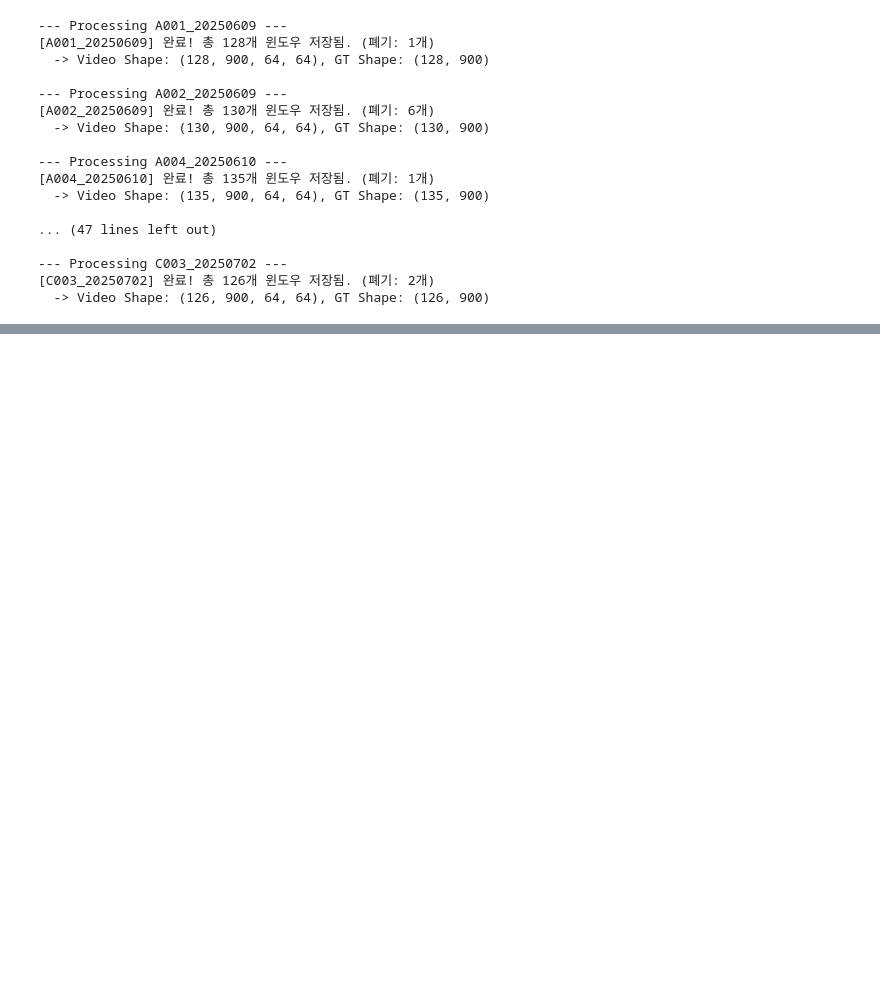
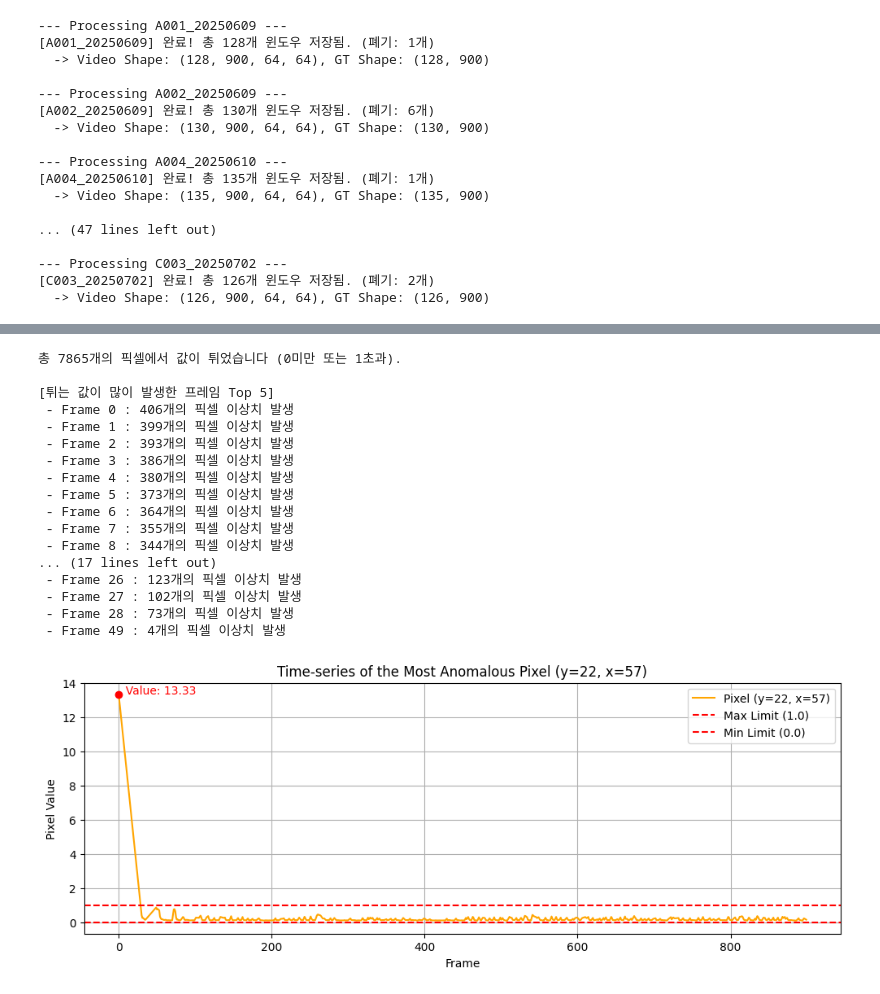
Before and after one commit to kkm2001-design/rppg, a Jupyter notebook: data/codes/deeplearning/make_data_for_dl.ipynb, the cells around one changed output, grey strips where cells are left out. Drawn from its saved outputs; the diff is of its cells as text; code cells hidden in the pictures; blank space fills up the shorter version.

```diff
--- a/data/codes/deeplearning/make_data_for_dl.ipynb
+++ b/data/codes/deeplearning/make_data_for_dl.ipynb
@@ -188,0 +280,7 @@ with h5py.File(h5_video_path22, 'r') as f_v:
+# %%
+# interpolation이후 값체크
+for i in range(len(valid_vid_list)) :
+    print(f"{'='*50}  window : {i} {'='*50}" )
+    print(f"  - Min: {np.min(valid_vid_list[i]):.4f} | Max: {np.max(valid_vid_list[i]):.4f}")
+    print(f"  - Mean: {np.mean(valid_vid_list[i]):.4f} | Std: {np.std(valid_vid_list[i]):.4f}")
+    print('='*100)
@@ -188,0 +320,72 @@ with h5py.File(h5_video_path22, 'r') as f_v:
+# %%
+# ==========================================
+# 2. 튀는 값(0 미만 또는 1 초과)의 위치 찾기
+# ==========================================
+# 0.0 보다 작거나 1.0 보다 큰 픽셀의 마스크 생성
+abnormal_mask = (rr < 0.0) | (rr > 1.0)
+anomalous_indices = np.where(abnormal_mask)
+
+frames = anomalous_indices[0] # 프레임 인덱스 (0~899)
+ys = anomalous_indices[1]     # y 좌표 (0~63)
+xs = anomalous_indices[2]     # x 좌표 (0~63)
+
+total_abnormal_pixels = np.sum(abnormal_mask)
+print(f"총 {total_abnormal_pixels}개의 픽셀에서 값이 튀었습니다 (0미만 또는 1초과).\n")
+
+if total_abnormal_pixels > 0:
+    # 어떤 프레임에서 튀는 값이 가장 많이 발생했는지 확인
+    unique_frames, counts = np.unique(frames, return_counts=True)
+
+    # 튀는 픽셀이 많은 순서대로 정렬
+    sorted_idx = np.argsort(-counts)
+
+    print("[튀는 값이 많이 발생한 프레임 Top 5]")
+    for i in range( len(unique_frames)):
+        f = unique_frames[sorted_idx[i]]
+        c = counts[sorted_idx[i]]
+        print(f" - Frame {f} : {c}개의 픽셀 이상치 발생")
+
+    # ==========================================
+    # 3. 가장 심하게 튀는 픽셀 하나를 골라 시계열(Time-series) 그래프 그리기
+    # ==========================================
+    # 값이 가장 큰(또는 가장 작은) 픽셀의 좌표를 찾습니다.
+    max_val_idx = np.argmax(rr)
+    max_f, max_y, max_x = np.unravel_index(max_val_idx, rr.shape)
+
+    plt.figure(figsize=(12, 4))
+    # 해당 픽셀의 900프레임 전체 시계열 변화를 그립니다.
+    plt.plot(rr[:, max_y, max_x], label=f'Pixel (y={max_y}, x={max_x})', color='orange')
+    plt.axhline(1.0, color='red', linestyle='--', label='Max Limit (1.0)')
+    plt.axhline(0.0, color='red', linestyle='--', label='Min Limit (0.0)')
+
+    # 이상치가 발생한 최대 지점 표시
+    plt.scatter([max_f], [rr[max_f, max_y, max_x]], color='red', zorder=5)
+    plt.text(max_f, rr[max_f, max_y, max_x], f'  Value: {rr[max_f, max_y, max_x]:.2f}', color='red')
+
+    plt.title(f"Time-series of the Most Anomalous Pixel (y={max_y}, x={max_x})")
+    plt.xlabel("Frame")
+    plt.ylabel("Pixel Value")
+    plt.legend()
+    plt.grid(True)
+    plt.show()
+else:
+    print("이 윈도우에는 0 미만이나 1 초과인 튀는 값이 없습니다.")
+# %% [output]
+총 7865개의 픽셀에서 값이 튀었습니다 (0미만 또는 1초과).
+
+[튀는 값이 많이 발생한 프레임 Top 5]
+ - Frame 0 : 406개의 픽셀 이상치 발생
+ - Frame 1 : 399개의 픽셀 이상치 발생
+ - Frame 2 : 393개의 픽셀 이상치 발생
+ - Frame 3 : 386개의 픽셀 이상치 발생
+ - Frame 4 : 380개의 픽셀 이상치 발생
+ - Frame 5 : 373개의 픽셀 이상치 발생
+ - Frame 6 : 364개의 픽셀 이상치 발생
+ - Frame 7 : 355개의 픽셀 이상치 발생
+ - Frame 8 : 344개의 픽셀 이상치 발생
+... (17 lines left out)
+ - Frame 26 : 123개의 픽셀 이상치 발생
+ - Frame 27 : 102개의 픽셀 이상치 발생
+ - Frame 28 : 73개의 픽셀 이상치 발생
+ - Frame 49 : 4개의 픽셀 이상치 발생
+[figure, added]
```
Also changed, not shown: parts of 17 cells of this notebook, 14 other files.
